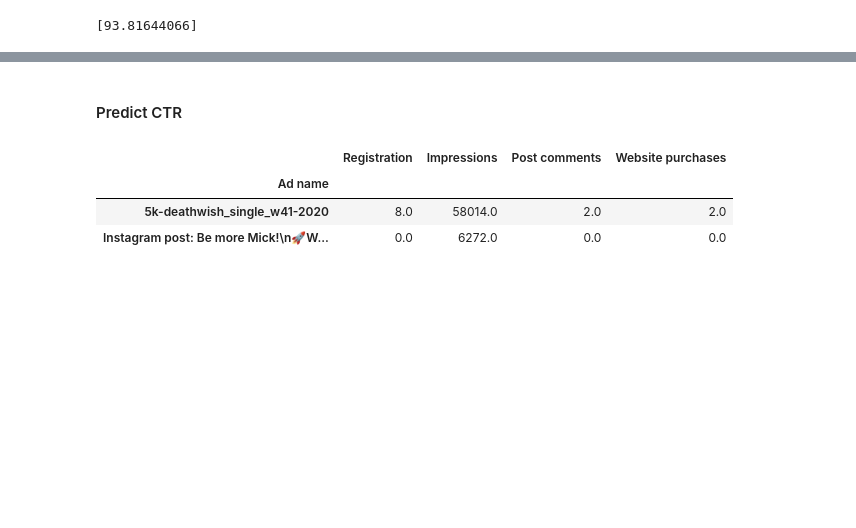
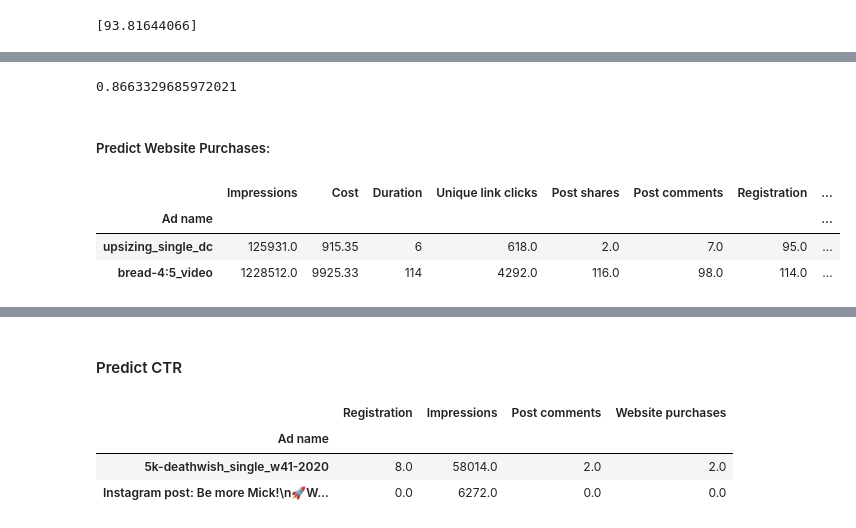
Before and after one commit to Lucas-LDN/Data_Curious_, a Jupyter notebook: First Project/Second analysis | New Data.ipynb, the cells around one changed output, grey strips where cells are left out. Cells and saved outputs as stored; diff of their text form; code cells hidden in the pictures; blank space fills up the shorter version.

```diff
--- a/First Project/Second analysis | New Data.ipynb
+++ b/First Project/Second analysis | New Data.ipynb
@@ -1717,0 +1921,27 @@ print(model.predict([[30, 80_000, 4, 5]]))
+# %%
+from sklearn.linear_model import LinearRegression
+from sklearn.model_selection import train_test_split
+
+X = data_ad_scaled[["Cost", "Unique link clicks", "Post comments", "Registration"]]
+y = data_ad_scaled["Website purchases"]
+
+X_train, X_test, y_train, y_test = train_test_split(X, y, test_size = 0.3,
+                                                    random_state = 1)
+
+lin_model_purchases = LinearRegression()
+
+lin_model_purchases.fit(X_train, y_train)
+
+lin_model_purchases.score(X_test, y_test)
+# %% [output]
+0.8663329685972021
+# %% [markdown]
+##### Predict Website Purchases:
+# %%
+#Select two ads:
+data_ad.loc[["upsizing_single_dc", "bread-4:5_video"]]
+# %% [output]
+|  | Impressions | Cost | Duration | Unique link clicks | Post shares | Post comments | Registration | ... |
+| Ad name |  |  |  |  |  |  |  | ... |
+| upsizing_single_dc | 125931.0 | 915.35 | 6 | 618.0 | 2.0 | 7.0 | 95.0 | ... |
+| bread-4:5_video | 1228512.0 | 9925.33 | 114 | 4292.0 | 116.0 | 98.0 | 114.0 | ... |
```
Also changed, not shown: parts of 46 cells of this notebook.
